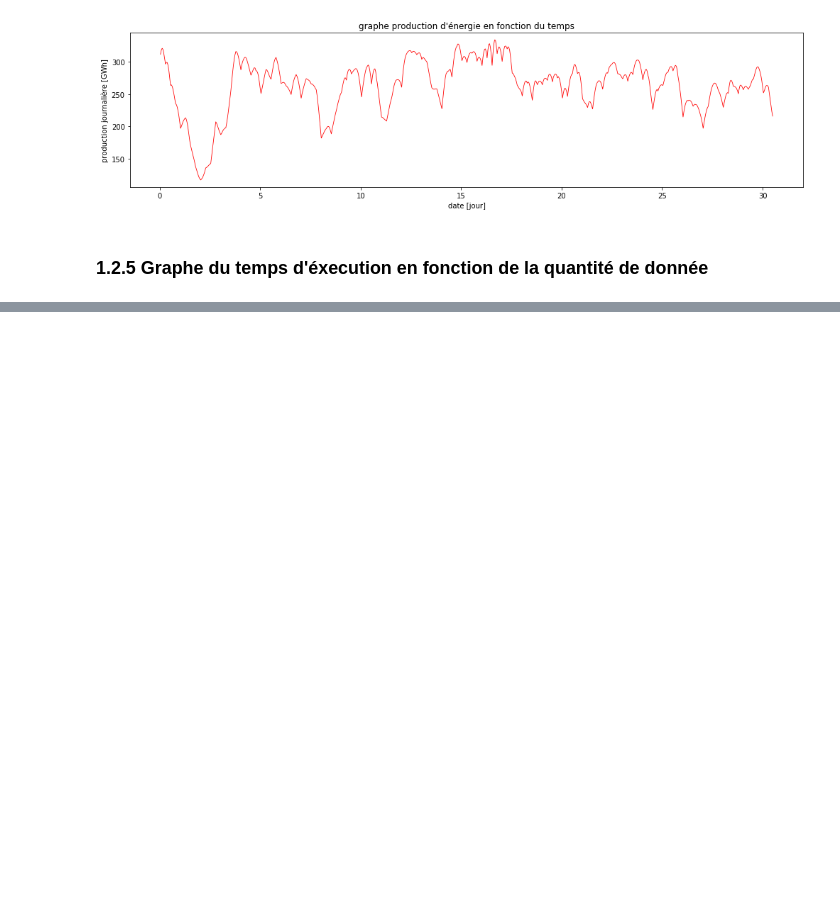
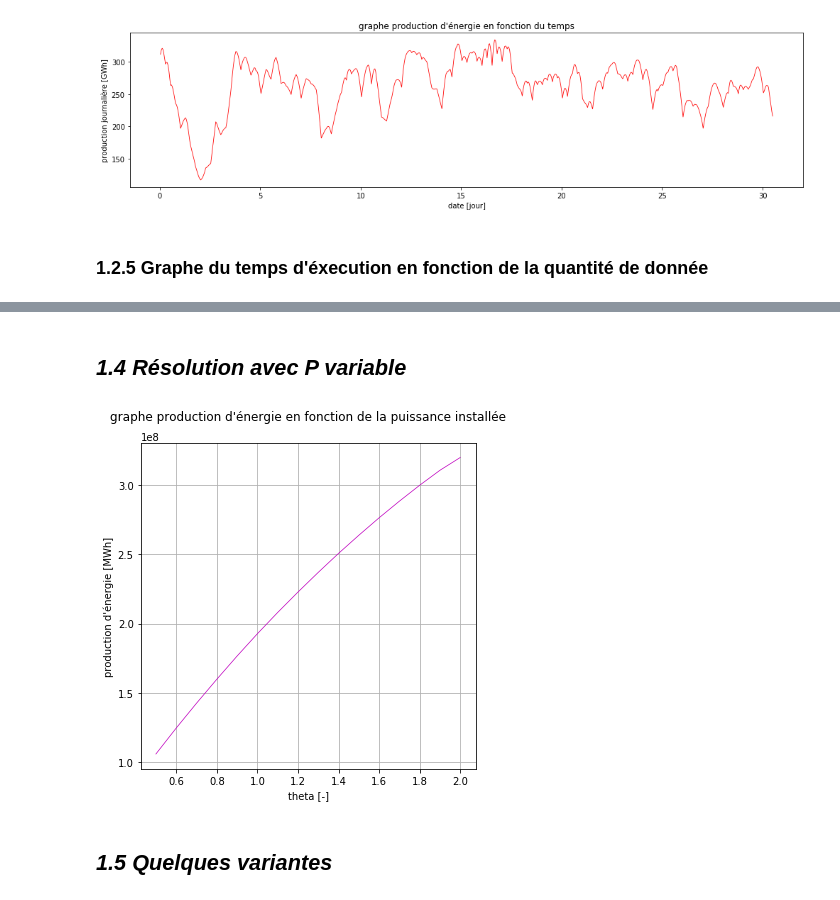
Before and after one commit to Zepp176/Projet_optimisation, a Jupyter notebook: Rapport-propre.ipynb, the cells around one changed output, grey strips where cells are left out. Saved outputs shown, nothing was run; the diff lists cells and outputs as text; code cells hidden in the pictures; blank space fills up the shorter version.

```diff
--- a/Rapport-propre.ipynb
+++ b/Rapport-propre.ipynb
@@ -376,0 +378,26 @@ plt.show()
+# %% [markdown]
+## *1.4 Résolution avec P variable*
+# %%
+T = 3
+P = 500000
+N = 244*3
+
+thetas = np.arange(0.5, 2.1, 0.1)
+productions = []
+
+for theta in thetas:
+    si = resolution(N, T, P*theta, verbose=False)[0]
+    productions.append(-si.objectiveValue)
+
+
+plt.figure(figsize=(6,6))
+plt.plot(thetas, productions, '-m', linewidth=0.7)
+plt.xlabel('theta [-]')
+plt.ylabel('production d\'énergie [MWh]')
+plt.title('graphe production d\'énergie en fonction de la puissance installée', y=1.05)
+plt.grid(True)
+plt.show()
+# %% [output]
+[figure, added]
+# %% [markdown]
+## *1.5 Quelques variantes*
```
Also changed, not shown: parts of 6 cells of this notebook.
